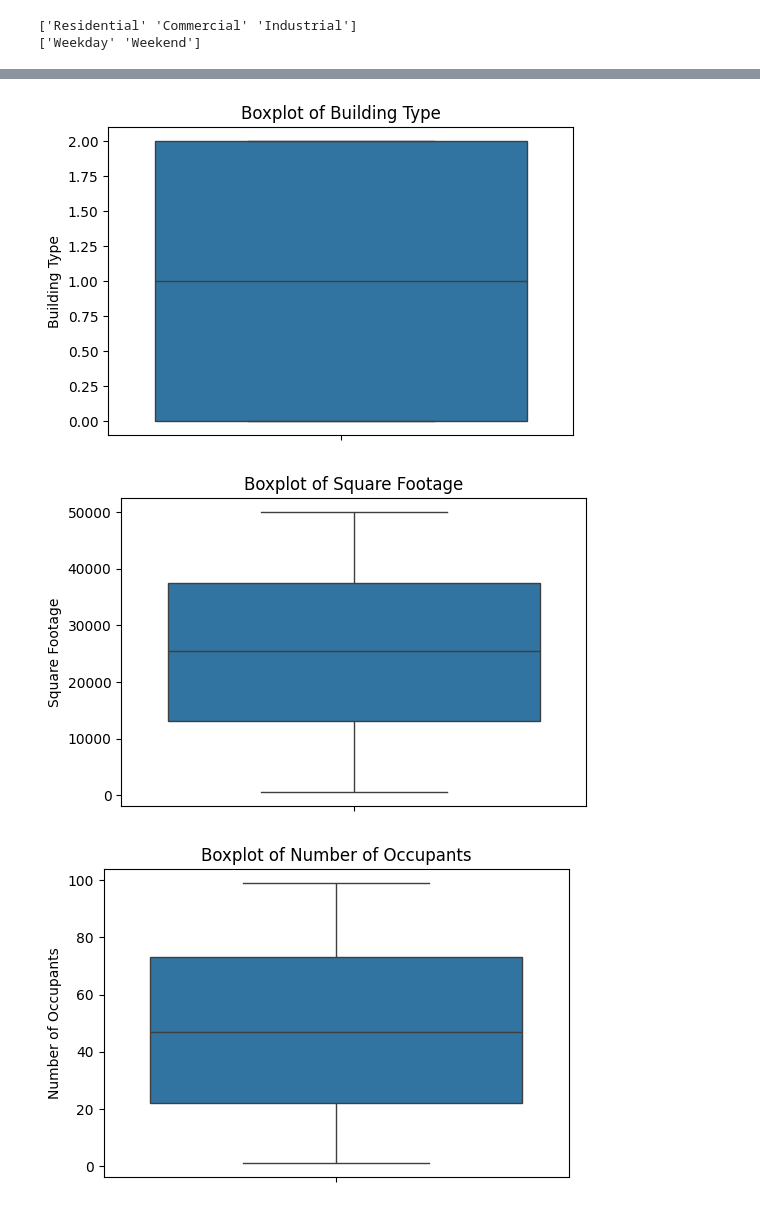
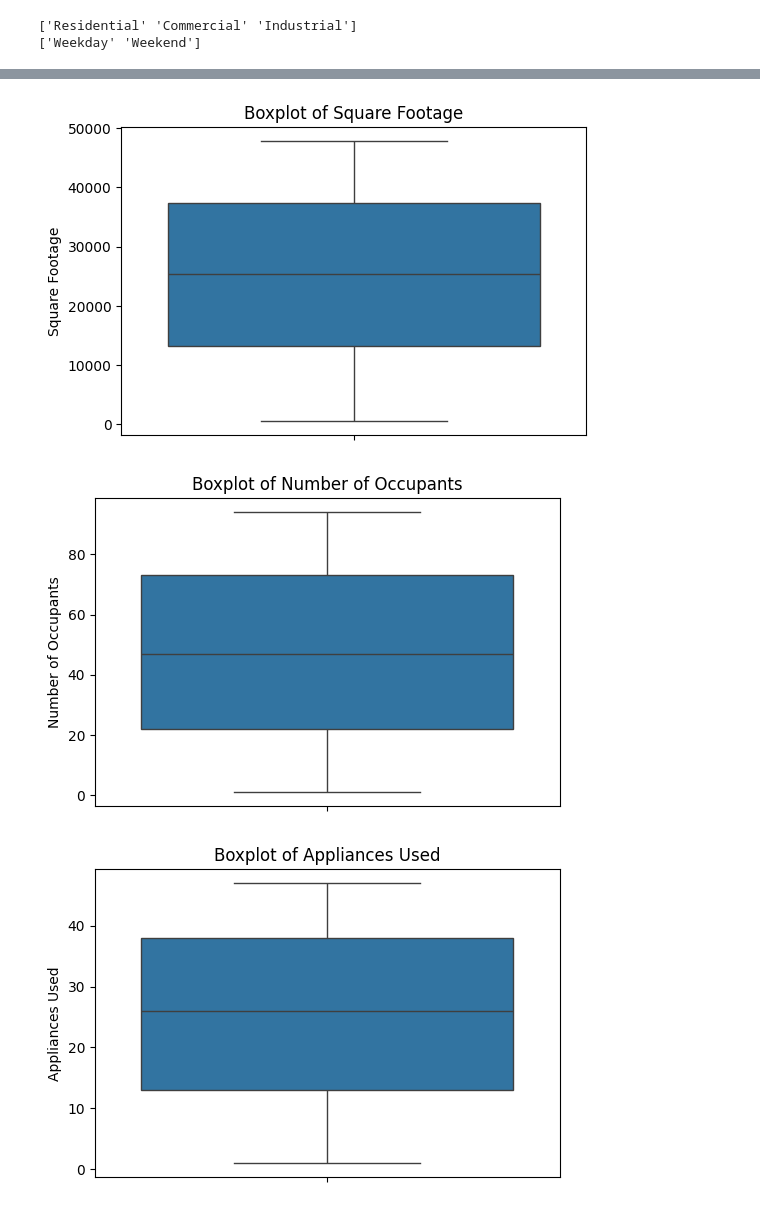
Before and after one commit to Yamm23/Learning-Macine-Learning, a Jupyter notebook: EnergyConsumption.ipynb, the cells around one changed output, grey strips where cells are left out. Cells and saved outputs as stored; diff of their text form; code cells hidden in the pictures.

```diff
--- a/EnergyConsumption.ipynb
+++ b/EnergyConsumption.ipynb
@@ -58,2 +45,23 @@ import matplotlib.pyplot as plt
+# %%
+#Feature Engineering
+#1)
+df_train['Appliances_per_Occupant'] = df_train['Appliances Used']/(df_train['Number of Occupants']+1)
+df_test['Appliances_per_Occupant']= df_test['Appliances Used']/(df_test['Number of Occupants']+1)
+
+df_train['SqFt_per_Occupant'] = df_train['Square Footage']/(df_train['Number of Occupants']+1)
+df_test['SqFt_per_Occupant'] = df_test['Square Footage']/(df_test['Number of Occupants']+1)
+# %%
+#2)
+bins = [-float('inf'), 15, 25, float('inf')]
+labels = ['Cold', 'Moderate', 'Hot']
+df_train['Temp_Category'] = pd.cut(df_train['Average Temperature'], bins=bins, labels=labels)
+df_test['Temp_Category'] = pd.cut(df_test['Average Temperature'], bins=bins, labels=labels)
+# %%
+#3)
+numerical_cols = ['Square Footage', 'Number of Occupants', 'Appliances Used', 'Appliances_per_Occupant', 'SqFt_per_Occupant', 'Average Temperature']
+for col in numerical_cols:
+    upper_limit = df_train[col].quantile(0.95)
+    df_train[col] = df_train[col].clip(upper=upper_limit)
+    df_test[col] = df_test[col].clip(upper=upper_limit)
 # %%
 # Creating a correlation heatmap to check the correlation.
@@ -69,0 +77,9 @@ test_data = df_test.drop(['Average Temperature', 'Day of Week'], axis=1)
+# %%
+#Visualize relationships with target
+for column in numerical_cols:
+    plt.figure(figsize=(6, 4))
+    plt.scatter(df_train[column], df_train['Energy Consumption'], alpha=0.5)
+    plt.xlabel(column)
+    plt.ylabel('Energy Consumption')
+    plt.title(f'Energy Consumption vs {column}')
+    plt.show()
@@ -70,11 +93,11 @@ test_data = df_test.drop(['Average Temperature', 'Day of Week'], axis=1)
 # %%
 #Checking for any outliers visually
-for column in train_data.select_dtypes(include=['float64', 'int64']).columns:
+for column in numerical_cols:
     plt.figure(figsize=(6, 4))
-    sns.boxplot(y=train_data[column])
+    sns.boxplot(y=df_train[column])
     plt.title(f'Boxplot of {column}')
     plt.show()
 # %% [output]
-[figure, old version]
+[figure, new version]
-[figure, old version]
+[figure, new version]
-[figure, old version]
+[figure, new version]
```
Also changed, not shown: parts of 26 cells of this notebook.
